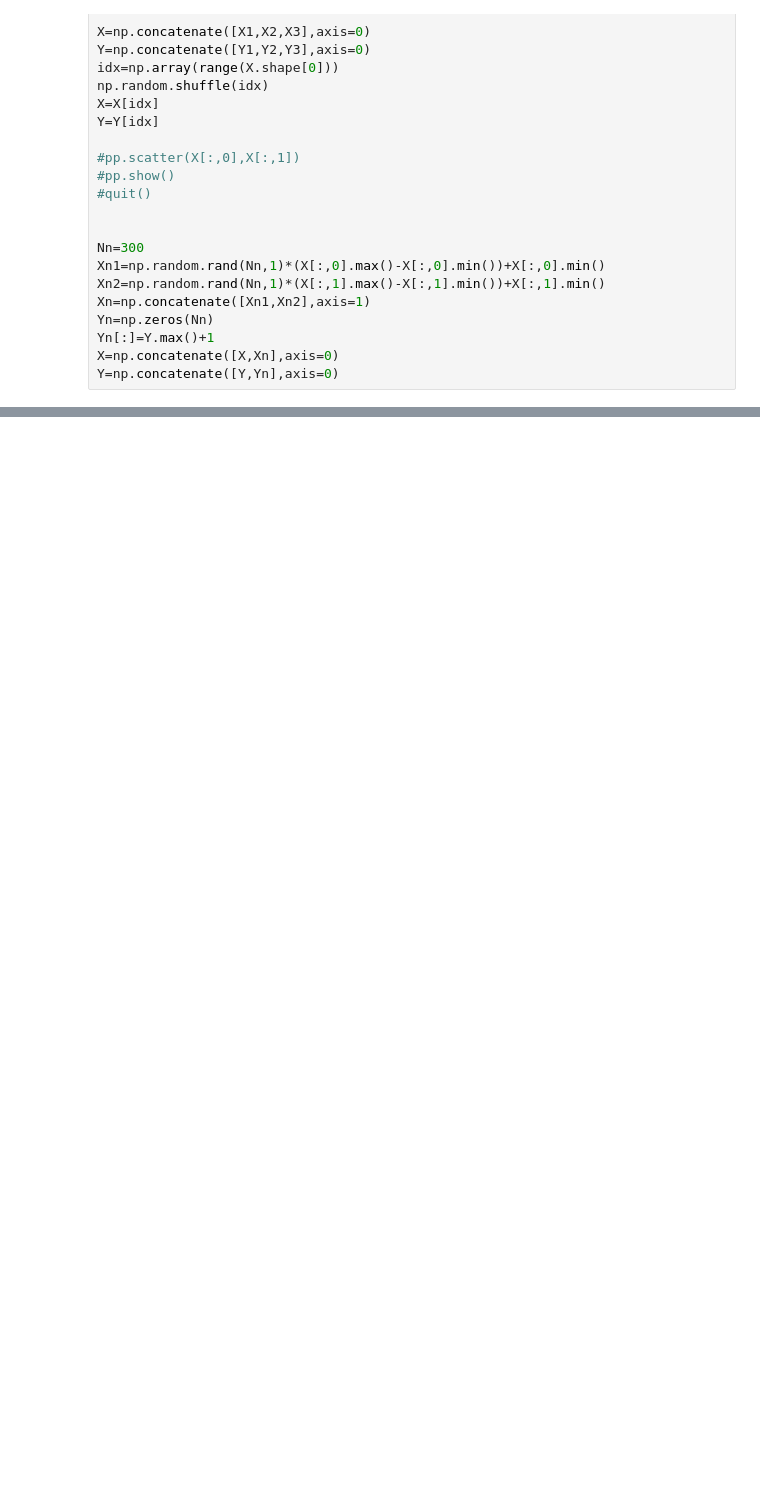
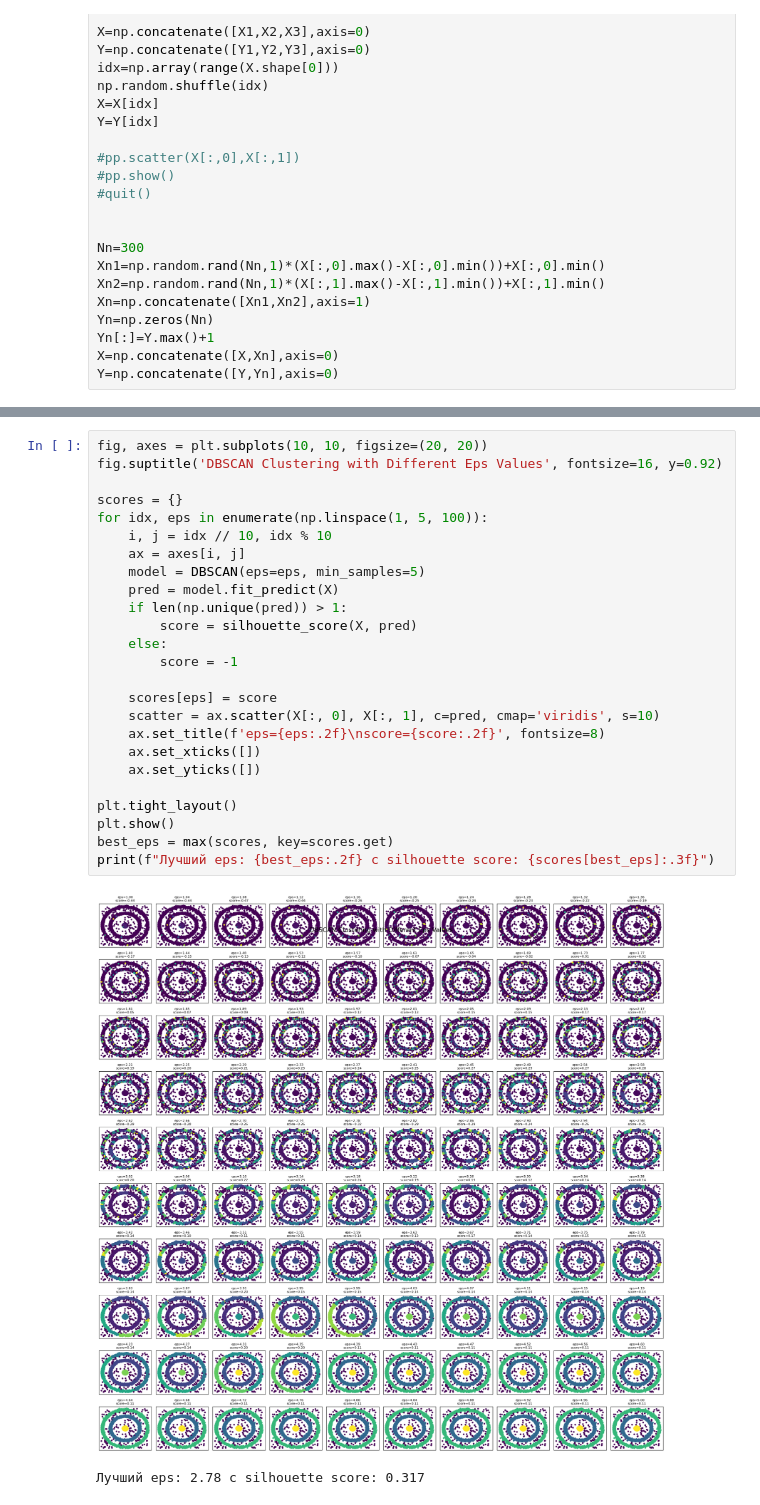
Before and after one commit to Big-Data-and-Intelligent-Systems/Artificial-intelligence-methods-in-data-analysis, a Jupyter notebook: tasks/04_foo.ipynb, the cells around one changed output, grey strips where cells are left out. Saved outputs shown, nothing was run; the diff lists cells and outputs as text; blank space fills up the shorter version.

```diff
--- a/tasks/04_foo.ipynb
+++ b/tasks/04_foo.ipynb
@@ -83,0 +85,28 @@ plt.scatter(X[:, 0], X[:, 1], c=pred)
+# %%
+fig, axes = plt.subplots(10, 10, figsize=(20, 20))
+fig.suptitle('DBSCAN Clustering with Different Eps Values', fontsize=16, y=0.92)
+
+scores = {}
+for idx, eps in enumerate(np.linspace(1, 5, 100)):
+    i, j = idx // 10, idx % 10
+    ax = axes[i, j]
+    model = DBSCAN(eps=eps, min_samples=5)
+    pred = model.fit_predict(X)
+    if len(np.unique(pred)) > 1:
+        score = silhouette_score(X, pred)
+    else:
+        score = -1
+
+    scores[eps] = score
+    scatter = ax.scatter(X[:, 0], X[:, 1], c=pred, cmap='viridis', s=10)
+    ax.set_title(f'eps={eps:.2f}\nscore={score:.2f}', fontsize=8)
+    ax.set_xticks([])
+    ax.set_yticks([])
+
+plt.tight_layout()
+plt.show()
+best_eps = max(scores, key=scores.get)
+print(f"Лучший eps: {best_eps:.2f} с silhouette score: {scores[best_eps]:.3f}")
+# %% [output]
+[figure, added]
+Лучший eps: 2.78 с silhouette score: 0.317
```
Also changed, not shown: parts of 3 cells of this notebook.
